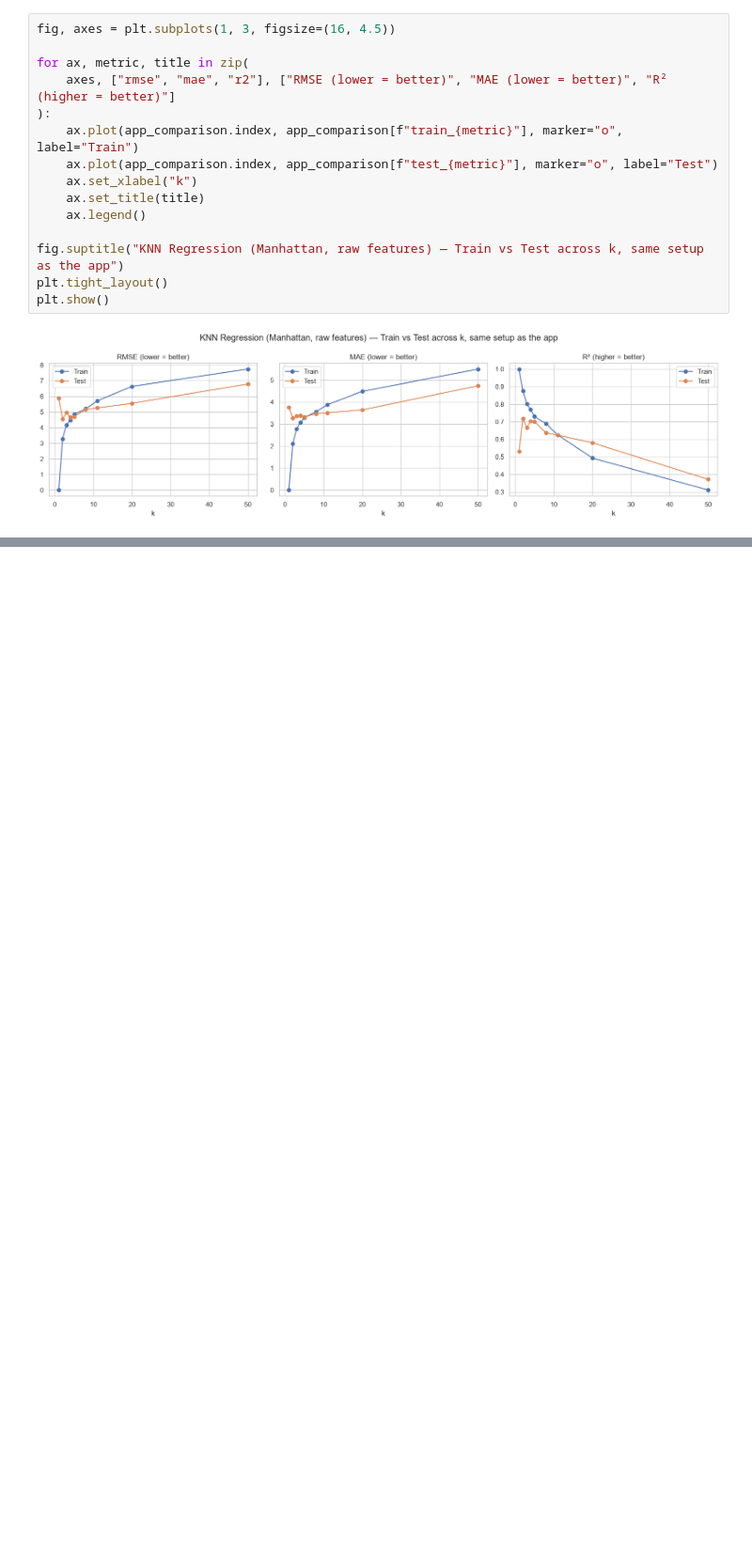
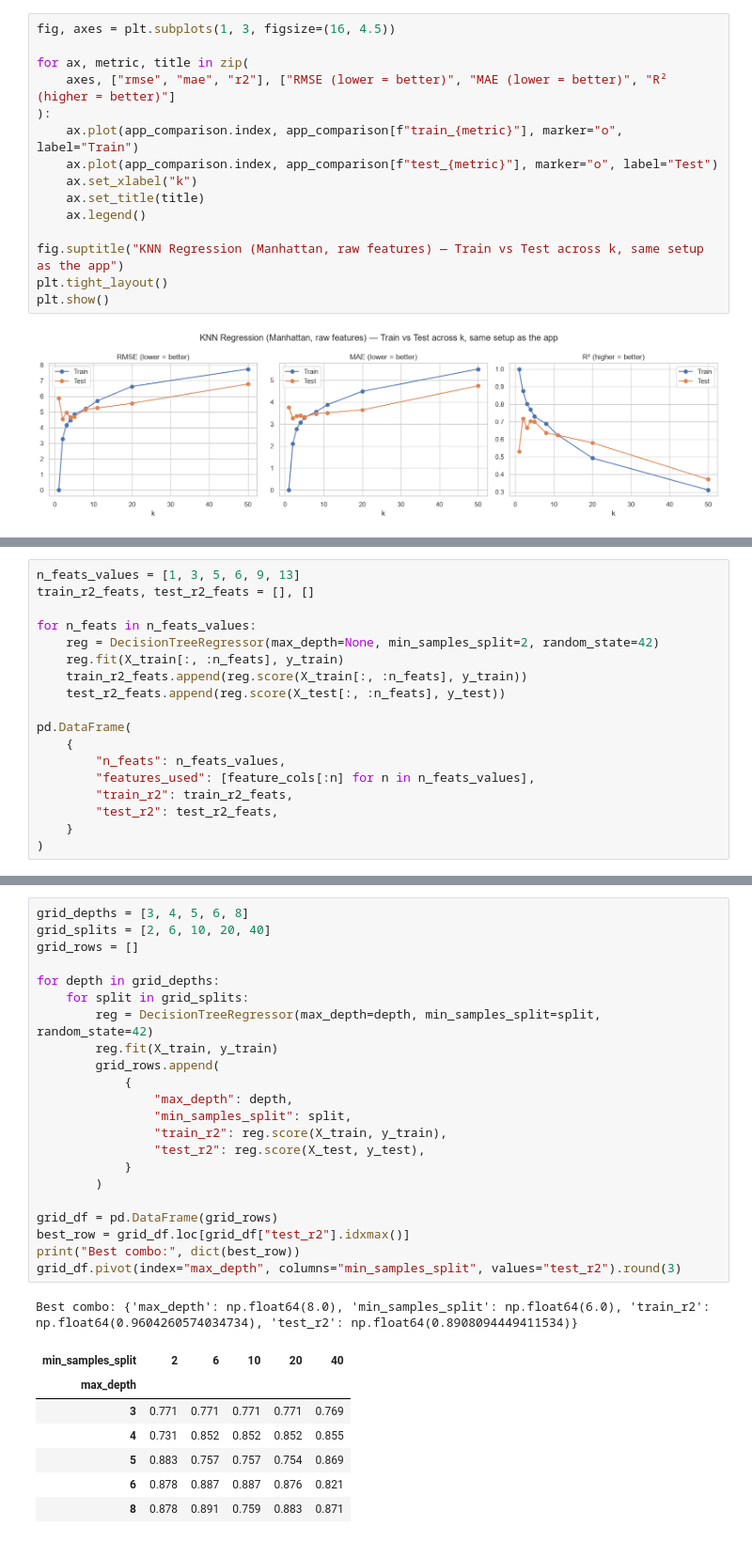
Before and after one commit to Pierrafrom/ml-lab-1, a Jupyter notebook: notebooks/boston_housing_exploration.ipynb, the cells around one changed output, grey strips where cells are left out. Shown at 94% size. Saved outputs shown, nothing was run; the diff lists cells and outputs as text; blank space fills up the shorter version.

```diff
--- a/notebooks/boston_housing_exploration.ipynb
+++ b/notebooks/boston_housing_exploration.ipynb
@@ -231,0 +317,18 @@ plt.show()
+# %%
+n_feats_values = [1, 3, 5, 6, 9, 13]
+train_r2_feats, test_r2_feats = [], []
+
+for n_feats in n_feats_values:
+    reg = DecisionTreeRegressor(max_depth=None, min_samples_split=2, random_state=42)
+    reg.fit(X_train[:, :n_feats], y_train)
+    train_r2_feats.append(reg.score(X_train[:, :n_feats], y_train))
+    test_r2_feats.append(reg.score(X_test[:, :n_feats], y_test))
+
+pd.DataFrame(
+    {
+        "n_feats": n_feats_values,
+        "features_used": [feature_cols[:n] for n in n_feats_values],
+        "train_r2": train_r2_feats,
+        "test_r2": test_r2_feats,
+    }
+)
@@ -231,0 +347,31 @@ plt.show()
+# %%
+grid_depths = [3, 4, 5, 6, 8]
+grid_splits = [2, 6, 10, 20, 40]
+grid_rows = []
+
+for depth in grid_depths:
+    for split in grid_splits:
+        reg = DecisionTreeRegressor(max_depth=depth, min_samples_split=split, random_state=42)
+        reg.fit(X_train, y_train)
+        grid_rows.append(
+            {
+                "max_depth": depth,
+                "min_samples_split": split,
+                "train_r2": reg.score(X_train, y_train),
+                "test_r2": reg.score(X_test, y_test),
+            }
+        )
+
+grid_df = pd.DataFrame(grid_rows)
+best_row = grid_df.loc[grid_df["test_r2"].idxmax()]
+print("Best combo:", dict(best_row))
+grid_df.pivot(index="max_depth", columns="min_samples_split", values="test_r2").round(3)
+# %% [output]
+Best combo: {'max_depth': np.float64(8.0), 'min_samples_split': np.float64(6.0), 'train_r2': np.float64(0.9604260574034734), 'test_r2': np.float64(0.8908094449411534)}
+| min_samples_split | 2 | 6 | 10 | 20 | 40 |
+| max_depth |  |  |  |  |  |
+| 3 | 0.771 | 0.771 | 0.771 | 0.771 | 0.769 |
+| 4 | 0.731 | 0.852 | 0.852 | 0.852 | 0.855 |
+| 5 | 0.883 | 0.757 | 0.757 | 0.754 | 0.869 |
+| 6 | 0.878 | 0.887 | 0.887 | 0.876 | 0.821 |
+| 8 | 0.878 | 0.891 | 0.759 | 0.883 | 0.871 |
```
Also changed, not shown: parts of 8 cells of this notebook.
